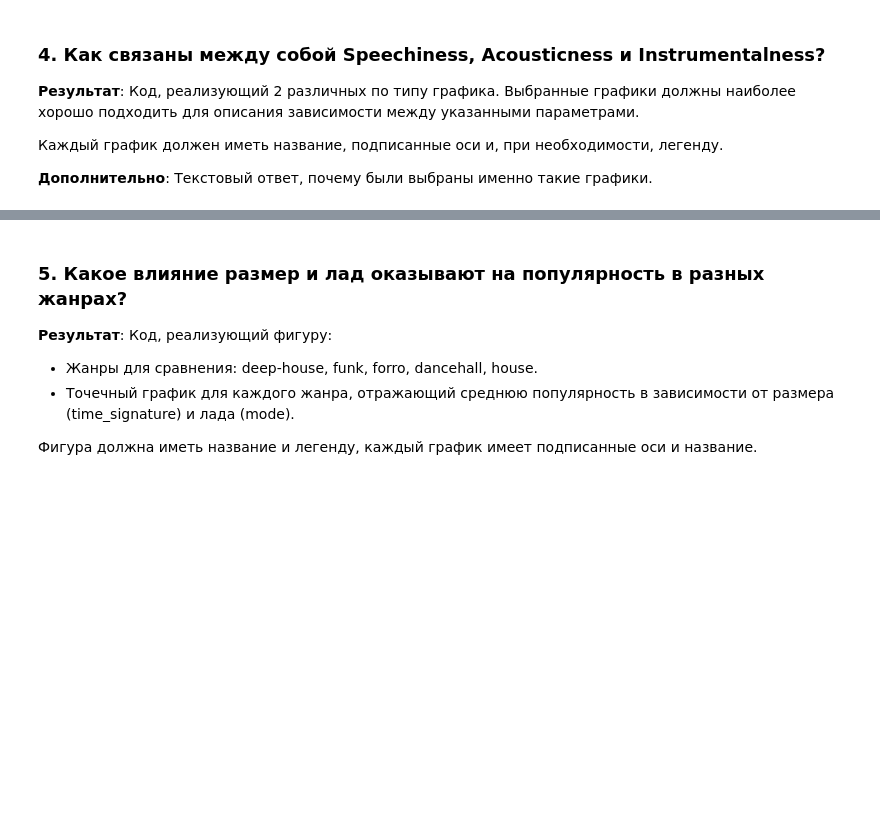
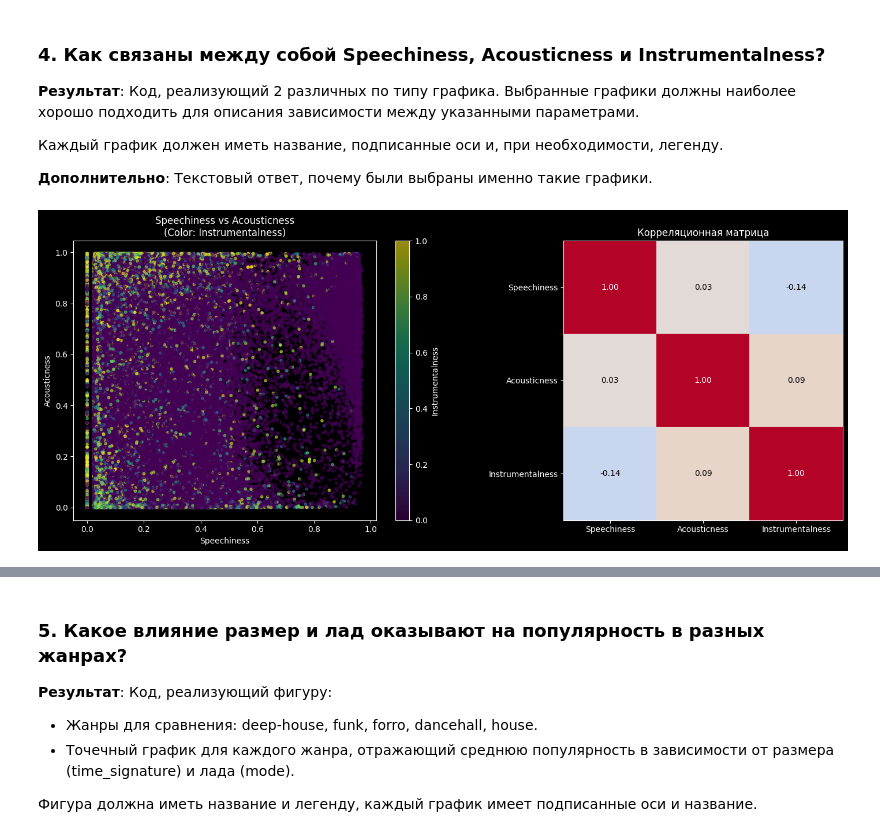
Before and after one commit to UmbrellaLeaf5/machine_learning, a Jupyter notebook: homeworks/hw0/hw0.ipynb, the cells around one changed output, grey strips where cells are left out. Saved outputs shown, nothing was run; the diff lists cells and outputs as text; code cells hidden in the pictures; blank space fills up the shorter version.

```diff
--- a/homeworks/hw0/hw0.ipynb
+++ b/homeworks/hw0/hw0.ipynb
@@ -220,0 +751,8 @@ _YOUR ANSWER HERE_
+# %%
+# Анализ частоты появления в топ-3
+genre_appearances = top_genres_by_year["genre"].value_counts()
+print("=" * 80)
+print("ЧАСТОТА ПОЯВЛЕНИЯ ЖАНРОВ В ТОП-3:")
+print("=" * 80)
+for i, (genre, count) in enumerate(genre_appearances.head(10).items(), 1):
+  print(f"{i}. {genre}: {count} раз в топ-3")
@@ -230,0 +780,49 @@ _YOUR ANSWER HERE_
+# %%
+# Создаем фигуру с двумя графиками
+fig, (ax1, ax2) = plt.subplots(1, 2, figsize=(15, 6))
+
+# График 1: Трехмерная диаграмма рассеяния
+scatter = ax1.scatter(
+  df["speechiness"],
+  df["acousticness"],
+  c=df["instrumentalness"],
+  cmap="viridis",
+  alpha=0.6,
+  s=10,
+)
+
+ax1.set_xlabel("Speechiness")
+ax1.set_ylabel("Acousticness")
+ax1.set_title("Speechiness vs Acousticness\n(Color: Instrumentalness)")
+plt.colorbar(scatter, ax=ax1, label="Instrumentalness")
+
+# График 2: Heatmap корреляции
+correlation_matrix = df[["speechiness", "acousticness", "instrumentalness"]].corr()
+im = ax2.imshow(correlation_matrix, cmap="coolwarm", vmin=-1, vmax=1)
+ax2.set_xticks(range(3))
+ax2.set_yticks(range(3))
+ax2.set_xticklabels(["Speechiness", "Acousticness", "Instrumentalness"])
+ax2.set_yticklabels(["Speechiness", "Acousticness", "Instrumentalness"])
+ax2.set_title("Корреляционная матрица")
+
+# Добавляем значения корреляции на heatmap
+for i in range(3):
+  for j in range(3):
+    ax2.text(
+      j,
+      i,
+      f"{correlation_matrix.iloc[i, j]:.2f}",
+      ha="center",
+      va="center",
+      color="white" if abs(correlation_matrix.iloc[i, j]) > 0.5 else "black",
+    )
+
+plt.tight_layout()
+plt.show()
+
+# Вычисляем корреляции для текстового ответа
+corr_speech_acoustic = df["speechiness"].corr(df["acousticness"])
+corr_speech_instr = df["speechiness"].corr(df["instrumentalness"])
+corr_acoustic_instr = df["acousticness"].corr(df["instrumentalness"])
+# %% [output]
+[figure, added]
```
Also changed, not shown: parts of 32 cells of this notebook.
